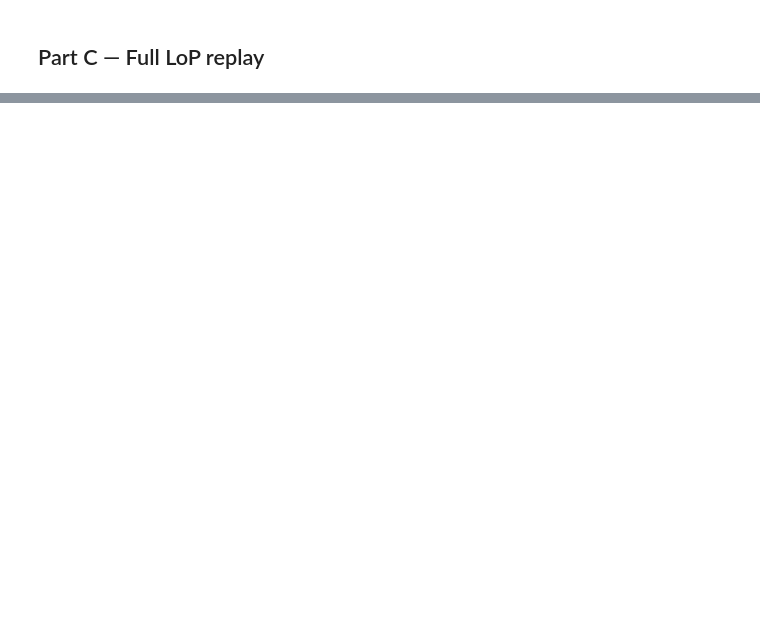
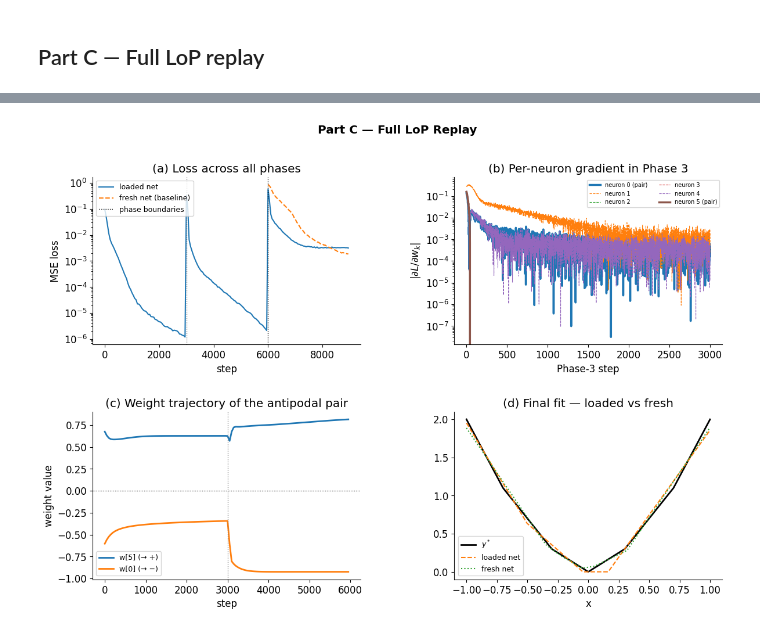
Before and after one commit to gdesideri/toy_models_for_lop, a Jupyter notebook: gradient_flat_proof.ipynb, the cells around one changed output, grey strips where cells are left out. Drawn from its saved outputs; the diff is of its cells as text; code cells hidden in the pictures; blank space fills up the shorter version.

Commit message:
fix: Part C panel (a) — include Phase 3 loaded-net loss in step list
Co-Authored-By: Claude Sonnet 4.6 <noreply@anthropic.com>

```diff
--- a/gradient_flat_proof.ipynb
+++ b/gradient_flat_proof.ipynb
@@ -579,11 +629,9 @@ gs  = gridspec.GridSpec(2, 2, figure=fig, hspace=0.4, wspace=0.35)
 
 # (a) loss across all phases
 ax_a = fig.add_subplot(gs[0, 0])
-all_loaded_steps = log_c_step
-all_loaded_loss  = log_c_loss[:phase1_end] + log_c_loss[phase1_end:phase2_end] + log_trap_loss
-# Align lengths in case of off-by-one
-min_len = min(len(all_loaded_steps), len(all_loaded_loss))
-ax_a.semilogy(all_loaded_steps[:min_len], all_loaded_loss[:min_len], label="loaded net")
+all_loaded_steps = log_c_step + log_trap_step
+all_loaded_loss  = log_c_loss + log_trap_loss
+ax_a.semilogy(all_loaded_steps, all_loaded_loss, label="loaded net")
 baseline_offset = [2 * STEPS_LOAD + s for s in log_base_step]
 ax_a.semilogy(baseline_offset, log_base_loss, label="fresh net (baseline)", ls="--")
 ax_a.axvline(STEPS_LOAD,     color="gray", ls=":", lw=1)
@@ -605,30 +653,32 @@ ax_b.set_xlabel("Phase-3 step"); ax_b.set_ylabel(r"|$\partial L/\partial w_k$|")
 ax_b.set_title("(b) Per-neuron gradient in Phase 3")
 ax_b.legend(fontsize=7, ncol=2)
 
 # (c) weight trajectory of antipodal pair
 ax_c = fig.add_subplot(gs[1, 0])
 traj_steps = log_c_step[:phase2_end]
 ax_c.plot(traj_steps, w_traj[:phase2_end, idx_pos], label=f"w[{idx_pos}] (→ +)", lw=2)
 ax_c.plot(traj_steps, w_traj[:phase2_end, idx_neg], label=f"w[{idx_neg}] (→ −)", lw=2)
 ax_c.axvline(STEPS_LOAD, color="gray", ls=":", lw=1)
 ax_c.axhline(0, color="k", lw=0.8, ls=":")
 ax_c.set_xlabel("step"); ax_c.set_ylabel("weight value")
 ax_c.set_title("(c) Weight trajectory of the antipodal pair")
 ax_c.legend(fontsize=9)
 
 # (d) final function fit
 ax_d = fig.add_subplot(gs[1, 1])
 ax_d.plot(x_p.numpy(), y_p.numpy(),        "k-",         lw=2,   label=r"$y^*$")
 ax_d.plot(x_p.numpy(), f_loaded.numpy(),   "tab:orange", ls="--", lw=1.5, label="loaded net")
 ax_d.plot(x_p.numpy(), f_baseline.numpy(), "tab:green",  ls=":",  lw=1.5, label="fresh net")
 ax_d.set_xlabel("x"); ax_d.set_title("(d) Final fit — loaded vs fresh")
 ax_d.legend(fontsize=9)
 
 plt.suptitle("Part C — Full LoP Replay", fontweight="bold")
 plt.savefig("fig_partC.png", dpi=150)
 plt.show()
 
 print(f"\nSummary:")
 print(f"  Loaded net Phase-3 final loss:  {log_trap_loss[-1]:.4f}")
 print(f"  Fresh net Phase-3 final loss:   {log_base_loss[-1]:.4f}")
 print(f"  Pair gradient ratio (pair/other): {mean_pair_grad / (mean_other_grad + 1e-12):.3f}")
+# %% [output]
+[figure, added]
```
Also changed, not shown: parts of 11 cells of this notebook, 1 other file.
